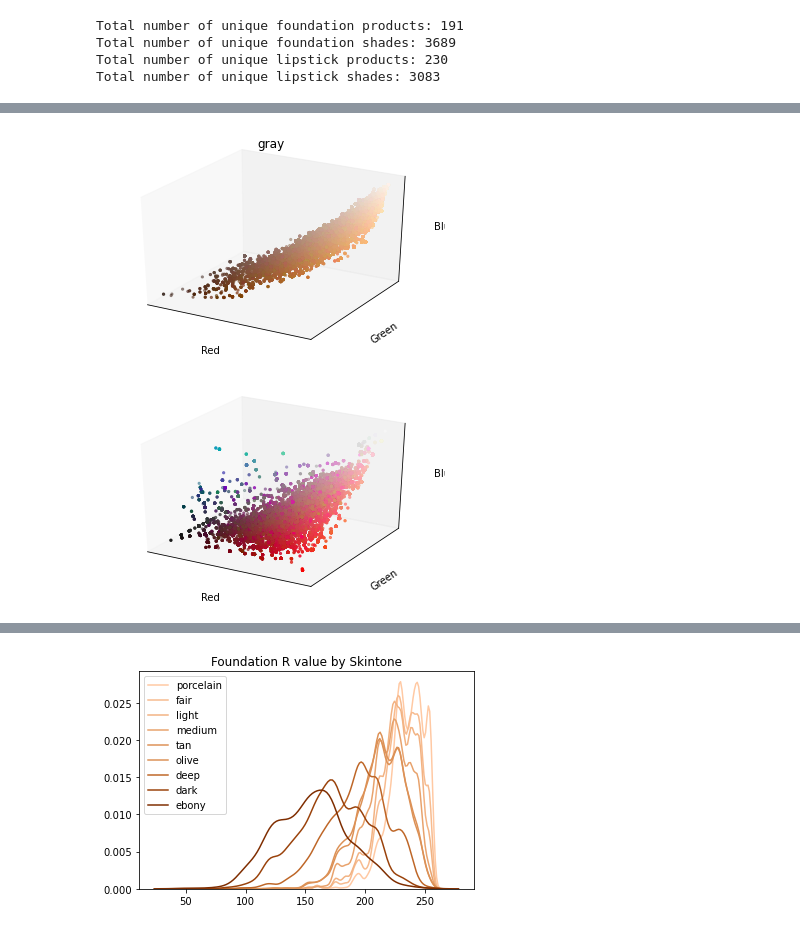
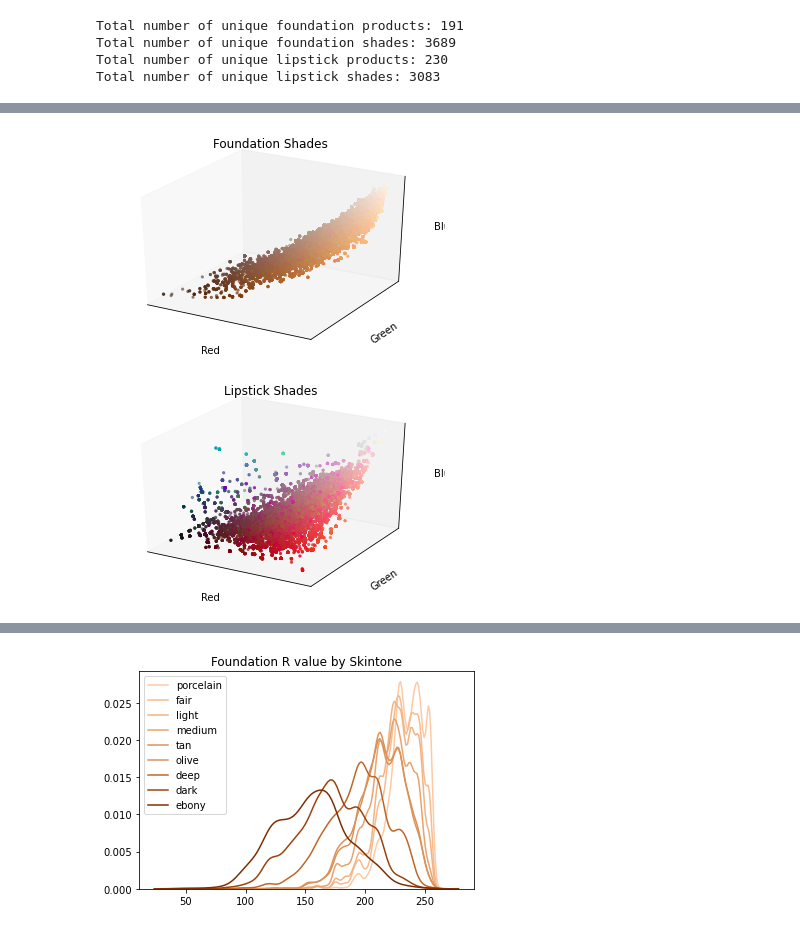
Before and after one commit to koeunlim/WebScraping-Sephora, a Jupyter notebook: 03_Sephora_EDA.ipynb, the cells around one changed output, grey strips where cells are left out. Drawn from its saved outputs; the diff is of its cells as text; code cells hidden in the pictures.

```diff
--- a/03_Sephora_EDA.ipynb
+++ b/03_Sephora_EDA.ipynb
@@ -130,36 +157,39 @@ foundation_colors = norm(RGB_foundation).tolist()
 fig_f = plt.figure()
 axis = fig_f.add_subplot(1, 1, 1, projection="3d")
 axis.scatter(R_f, G_f, B_f, facecolors=foundation_colors, marker=".")
 axis.get_xaxis().set_ticks([])
 axis.get_yaxis().set_ticks([])
 axis.get_zaxis().set_ticks([])
 axis.set_xlabel("Red")
 axis.set_ylabel("Green")
 axis.set_zlabel("Blue")
-axis.set_title(eyecolor)
+plt.title('Foundation Shades')
+plt.savefig('figures/Scatter3d_all_foundation.png')
 plt.show()
 
 # Plot lipstick colors
 RGB_lipstick = np.array(df[df.Category == 'lipstick'][['R','G','B']].copy())
 R_l = RGB_lipstick[:,0]
 G_l = RGB_lipstick[:,1]
 B_l = RGB_lipstick[:,2]
 norm.autoscale(RGB_lipstick)
 lipstick_colors = norm(RGB_lipstick).tolist()
 
 fig_l = plt.figure()
 axis = fig_l.add_subplot(1, 1, 1, projection="3d")
 axis.scatter(R_l, G_l, B_l, facecolors=lipstick_colors, marker=".")
 axis.get_xaxis().set_ticks([])
 axis.get_yaxis().set_ticks([])
 axis.get_zaxis().set_ticks([])
 axis.set_xlabel("Red")
 axis.set_ylabel("Green")
 axis.set_zlabel("Blue")
+plt.title('Lipstick Shades')
+plt.savefig('figures/Scatter3d_all_lipstick.png')
 plt.show()
 # %% [output]
-[figure, old version]
+[figure, new version]
-[figure, old version]
+[figure, new version]
 # %%
 ### Analyze per category - pie charts & boxplots for foundation
 norm = colors.Normalize(vmin=-1.,vmax=1.)
```
Also changed, not shown: parts of 18 cells of this notebook, 11 other files.
